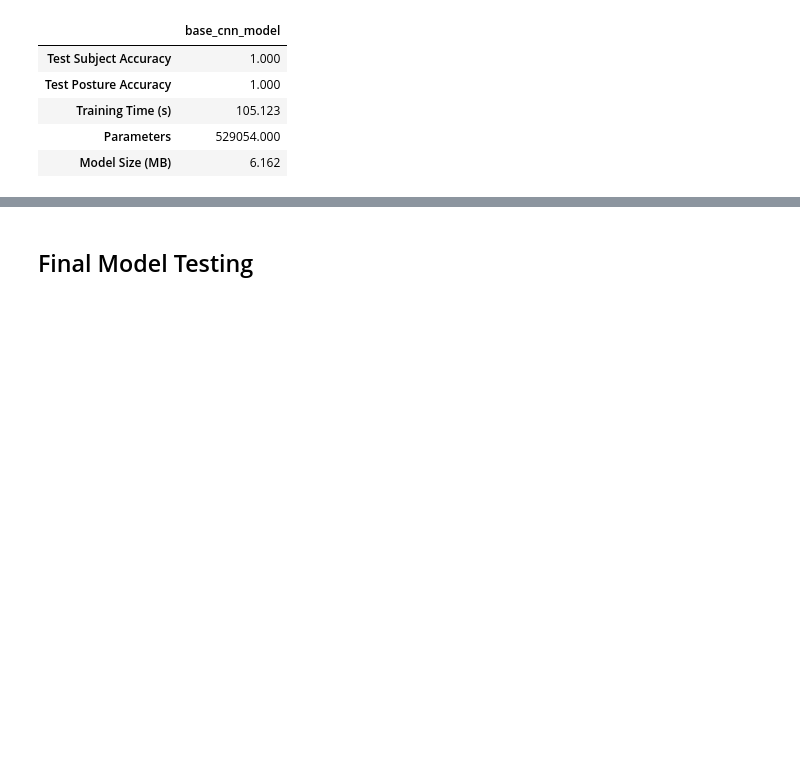
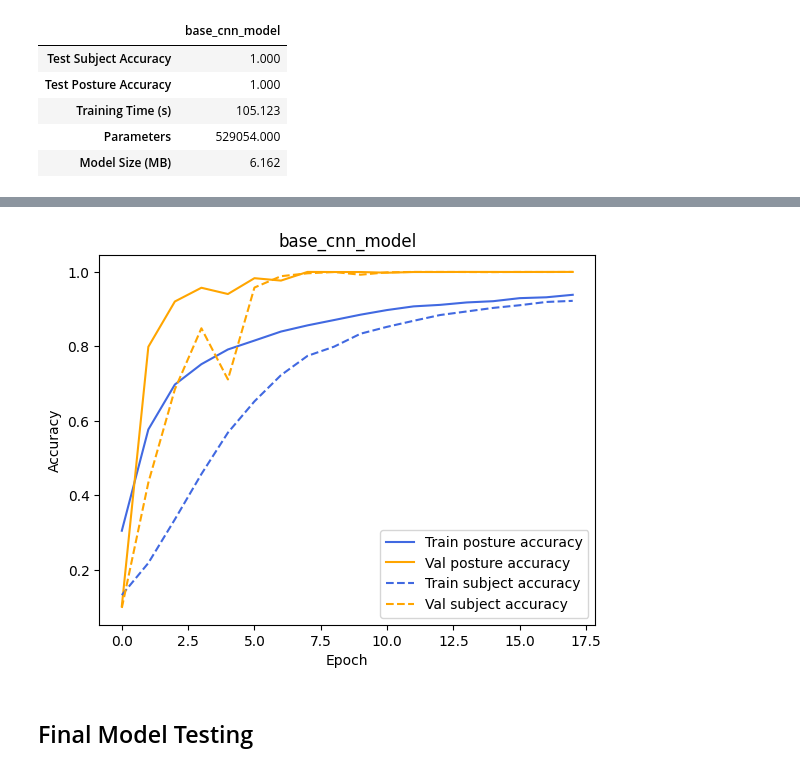
Before and after one commit to sofiapopetrogu/HDA, a Jupyter notebook: hda_project_new.ipynb, the cells around one changed output, grey strips where cells are left out. Saved outputs shown, nothing was run; the diff lists cells and outputs as text; code cells hidden in the pictures; blank space fills up the shorter version.

```diff
--- a/hda_project_new.ipynb
+++ b/hda_project_new.ipynb
@@ -650,3 +669,17 @@ model_performance
+# %%
+# Plot posture and subject accuracy
+plt.figure()
+plt.title(f"{model_name}")
+plt.plot(history.history['posture_output_categorical_accuracy'], label='Train posture accuracy', color='royalblue')
+plt.plot(history.history['val_posture_output_categorical_accuracy'], label='Val posture accuracy', color='orange')
+plt.plot(history.history['subject_output_categorical_accuracy'], label='Train subject accuracy', color='royalblue', linestyle='--')
+plt.plot(history.history['val_subject_output_categorical_accuracy'], label='Val subject accuracy', color='orange', linestyle='--')
+plt.legend()
+plt.xlabel('Epoch')
+plt.ylabel('Accuracy')
+plt.show()
+# %% [output]
+[figure, added]
 # %% [markdown]
 ## Final Model Testing
 # %%
```
Also changed, not shown: parts of 3 cells of this notebook, 1 other file.
